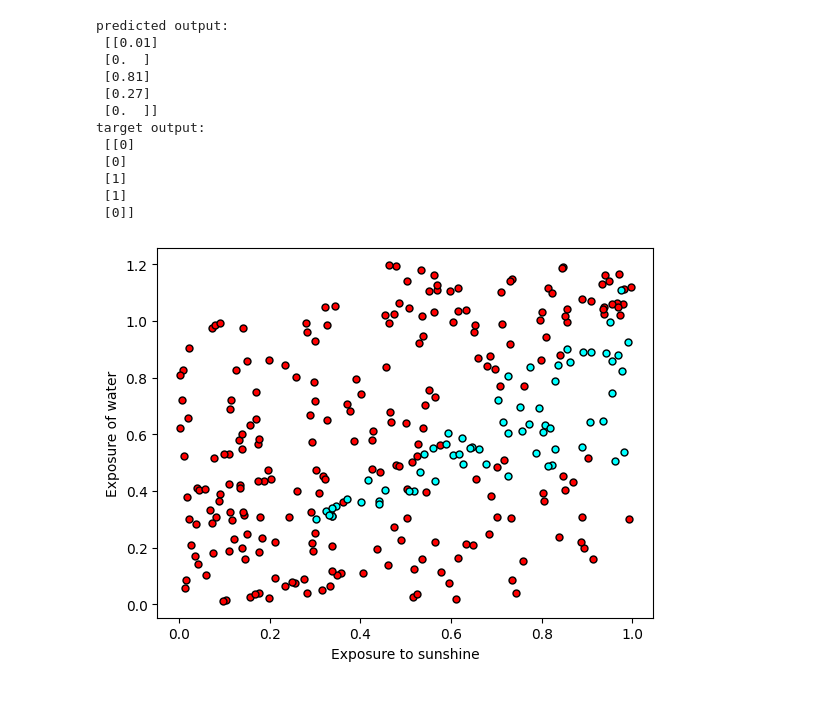
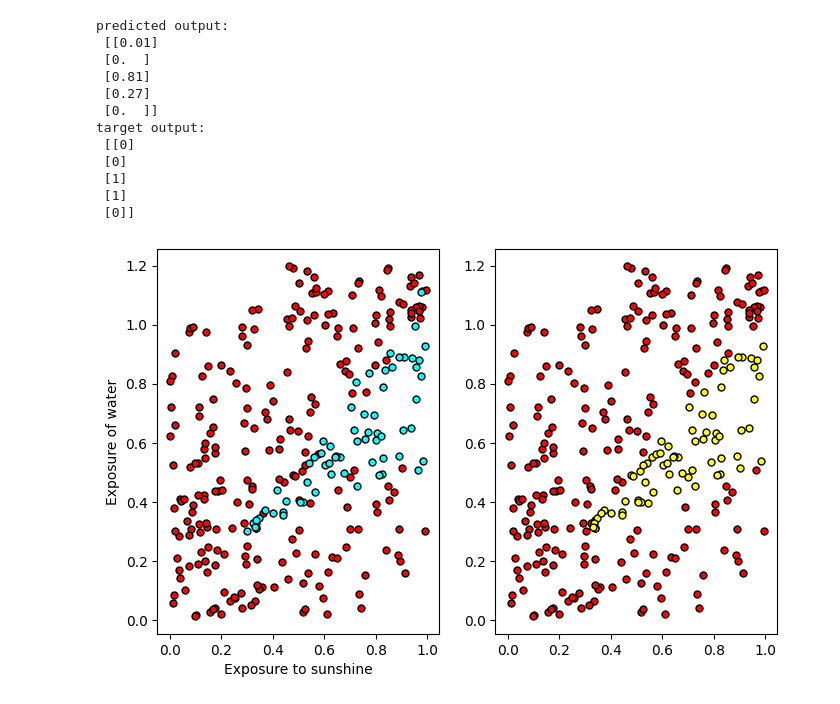
Before and after one commit to mmoniX/DL_HHN, a Jupyter notebook: DL_03-Project.ipynb, the cells around one changed output. Drawn from its saved outputs; the diff is of its cells as text; code cells hidden in the pictures.

```diff
--- a/DL_03-Project.ipynb
+++ b/DL_03-Project.ipynb
@@ -374,13 +372,15 @@ def plot_predictions():
     X = np.array(features)
     predicted_yes = X[np.argwhere(predictions==1)]
     predicted_no = X[np.argwhere(predictions==0)]
-
-    plt.scatter([s[0][0] for s in predicted_no], [s[0][1] for s in predicted_no],
-                s=25, color='blue', edgecolor='k', label='Predicted 0')
-    plt.scatter([s[0][0] for s in predicted_yes], [s[0][1] for s in predicted_yes],
-                s=25, color='green', edgecolor='k', label='Predicted 1')
+    plt.scatter([s[0][0] for s in predicted_no], [s[0][1] for s in predicted_no], s=25, color='red', edgecolor='k')
+    plt.scatter([s[0][0] for s in predicted_yes], [s[0][1] for s in predicted_yes], s=25, color='yellow', edgecolor='k')
 # %%
-# Plot actual data
+plt.figure(figsize=(8, 5))
+plt.subplot(1, 2, 1)
 plot_points()
+plt.subplot(1, 2, 2)
+plot_predictions()
+
+plt.show()
 # %% [output]
-[figure, old version]
+[figure, new version]
```
Also changed, not shown: parts of 7 cells of this notebook.
